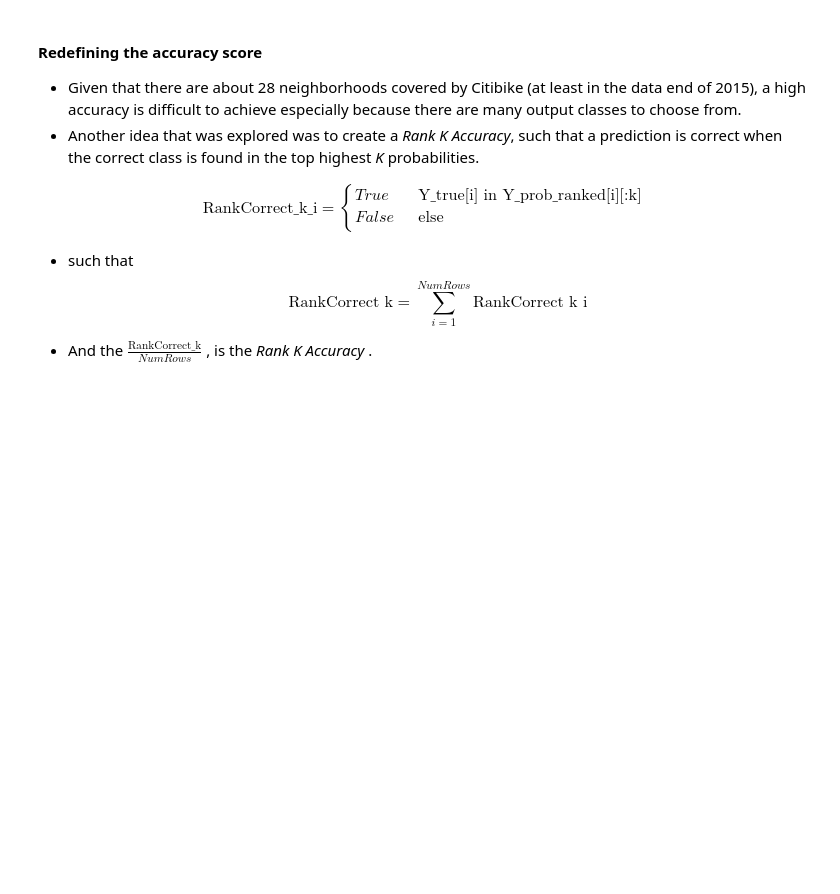
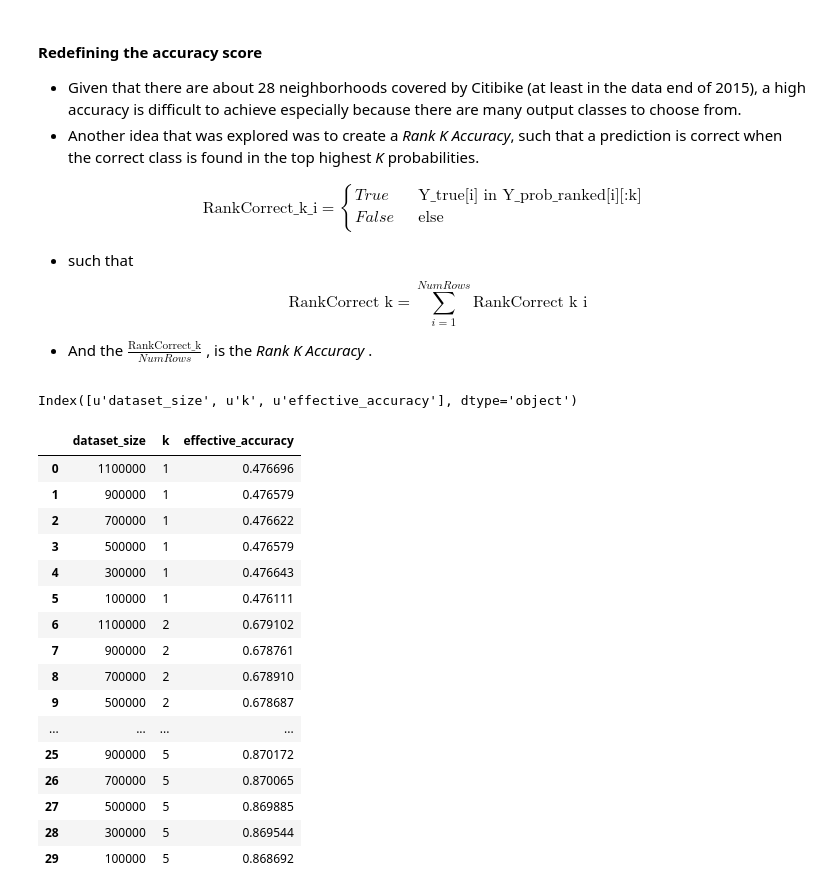
Before and after one commit to namoopsoo/learn-citibike, a Jupyter notebook: project report.ipynb, the cells around one changed output. Cells and saved outputs as stored; diff of their text form; code cells hidden in the pictures; blank space fills up the shorter version.

```diff
--- a/project report.ipynb
+++ b/project report.ipynb
@@ -420,3 +420,30 @@ import pandas as pd
 \end{equation*}
 
 * And the $\frac{\text{RankCorrect_k}}{NumRows}$ , is the *Rank K Accuracy* .
+# %%
+results_file = 'results/rank_accuracy_summary_2016-12-18T1820.csv'
+df = pd.read_csv(results_file)
+
+df.columns
+# %% [output]
+Index([u'dataset_size', u'k', u'effective_accuracy'], dtype='object')
+# %%
+df
+# %% [output]
+|  | dataset_size | k | effective_accuracy |
+| 0 | 1100000 | 1 | 0.476696 |
+| 1 | 900000 | 1 | 0.476579 |
+| 2 | 700000 | 1 | 0.476622 |
+| 3 | 500000 | 1 | 0.476579 |
+| 4 | 300000 | 1 | 0.476643 |
+| 5 | 100000 | 1 | 0.476111 |
+| 6 | 1100000 | 2 | 0.679102 |
+| 7 | 900000 | 2 | 0.678761 |
+| 8 | 700000 | 2 | 0.678910 |
+| 9 | 500000 | 2 | 0.678687 |
+| ... | ... | ... | ... |
+| 25 | 900000 | 5 | 0.870172 |
+| 26 | 700000 | 5 | 0.870065 |
+| 27 | 500000 | 5 | 0.869885 |
+| 28 | 300000 | 5 | 0.869544 |
+| 29 | 100000 | 5 | 0.868692 |
```
Also changed, not shown: parts of 1 cell of this notebook.
